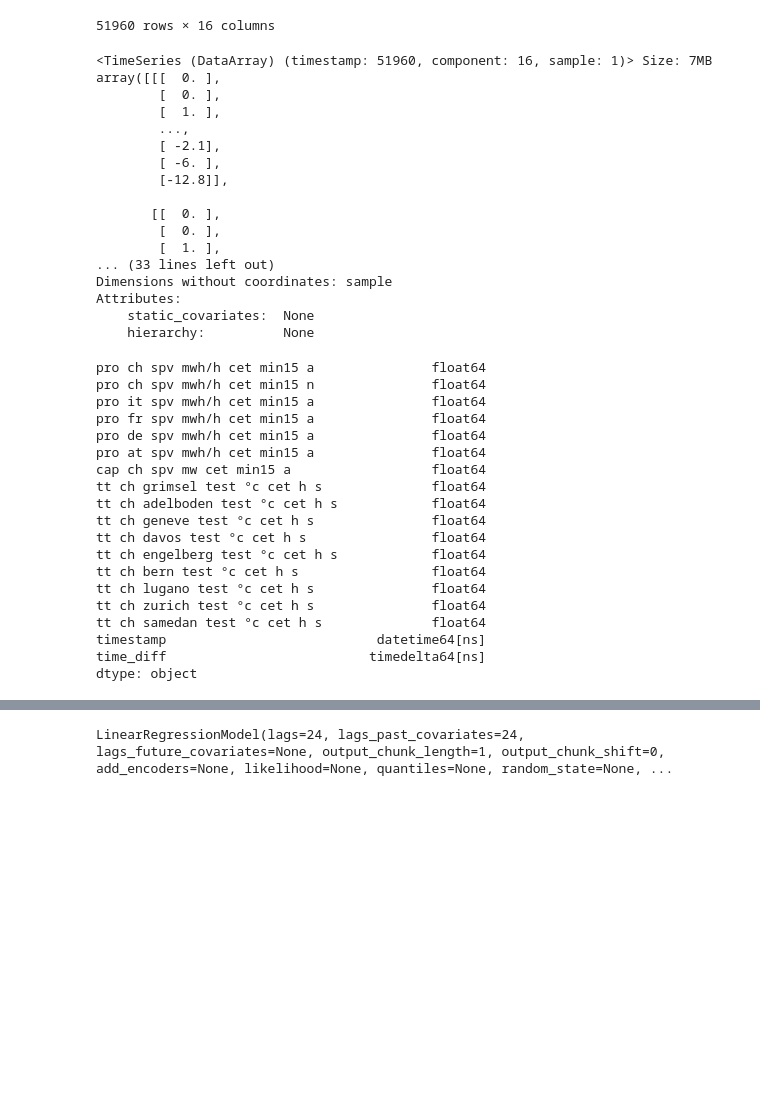
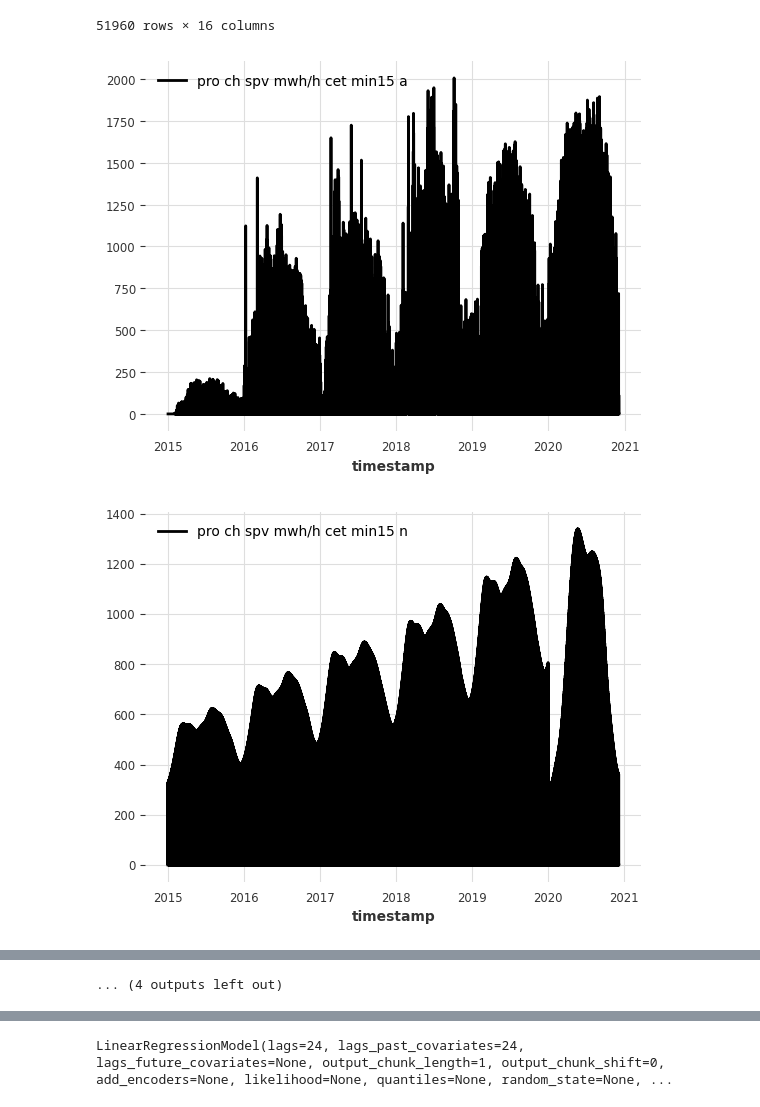
Before and after one commit to iffthomas/Axpo-Datathon-Challenge-2024, a Jupyter notebook: notebooks/spot_market.ipynb, the cells around one changed output, grey strips where cells are left out. Saved outputs shown, nothing was run; the diff lists cells and outputs as text; code cells hidden in the pictures; blank space fills up the shorter version.

```diff
--- a/notebooks/spot_market.ipynb
+++ b/notebooks/spot_market.ipynb
@@ -144,45 +146,13 @@ shifted_df_numeric
 51960 rows × 16 columns
 # %%
 series = TimeSeries.from_dataframe(shifted_df, "timestamp", shifted_df_numeric.columns, fill_missing_dates=True, freq='H')
-# %%
-series
-# %% [output]
-<TimeSeries (DataArray) (timestamp: 51960, component: 16, sample: 1)> Size: 7MB
-array([[[  0. ],
-        [  0. ],
-        [  1. ],
-        ...,
-        [ -2.1],
-        [ -6. ],
-        [-12.8]],
-
-       [[  0. ],
-        [  0. ],
-        [  1. ],
-... (33 lines left out)
-Dimensions without coordinates: sample
-Attributes:
-    static_covariates:  None
-    hierarchy:          None
-# %%
-shifted_df.dtypes
-# %% [output]
-pro ch spv mwh/h cet min15 a               float64
-pro ch spv mwh/h cet min15 n               float64
-pro it spv mwh/h cet min15 a               float64
-pro fr spv mwh/h cet min15 a               float64
-pro de spv mwh/h cet min15 a               float64
-pro at spv mwh/h cet min15 a               float64
-cap ch spv mw cet min15 a                  float64
-tt ch grimsel test °c cet h s              float64
-tt ch adelboden test °c cet h s            float64
-tt ch geneve test °c cet h s               float64
-tt ch davos test °c cet h s                float64
-tt ch engelberg test °c cet h s            float64
-tt ch bern test °c cet h s                 float64
-tt ch lugano test °c cet h s               float64
-tt ch zurich test °c cet h s               float64
-tt ch samedan test °c cet h s              float64
-timestamp                           datetime64[ns]
-time_diff                          timedelta64[ns]
-dtype: object
+# %%
+for col in shifted_df_numeric.columns:
+    #plot the data
+    series[col].plot()
+    plt.show()
+
+#split the data into training and validation
+# %% [output]
+[figure, added]
+[figure, added]
@@ -188,0 +169 @@ dtype: object
+... (4 outputs left out)
```
Also changed, not shown: parts of 4 cells of this notebook.
